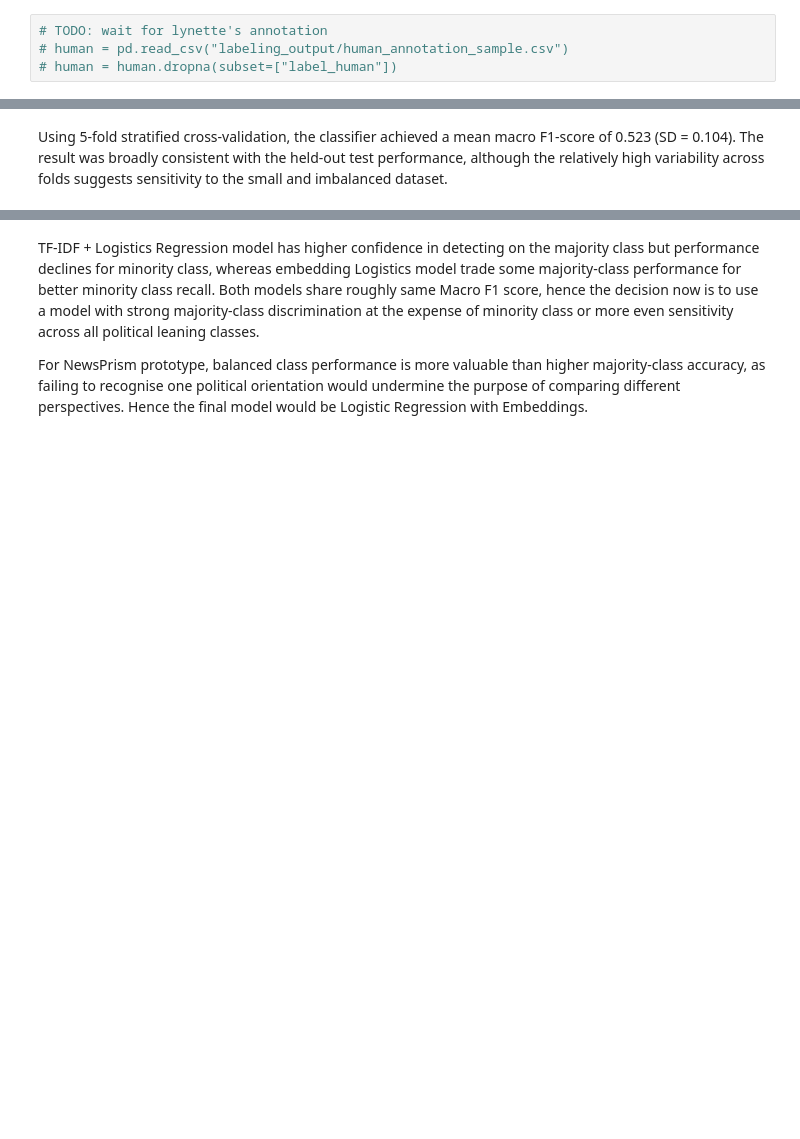
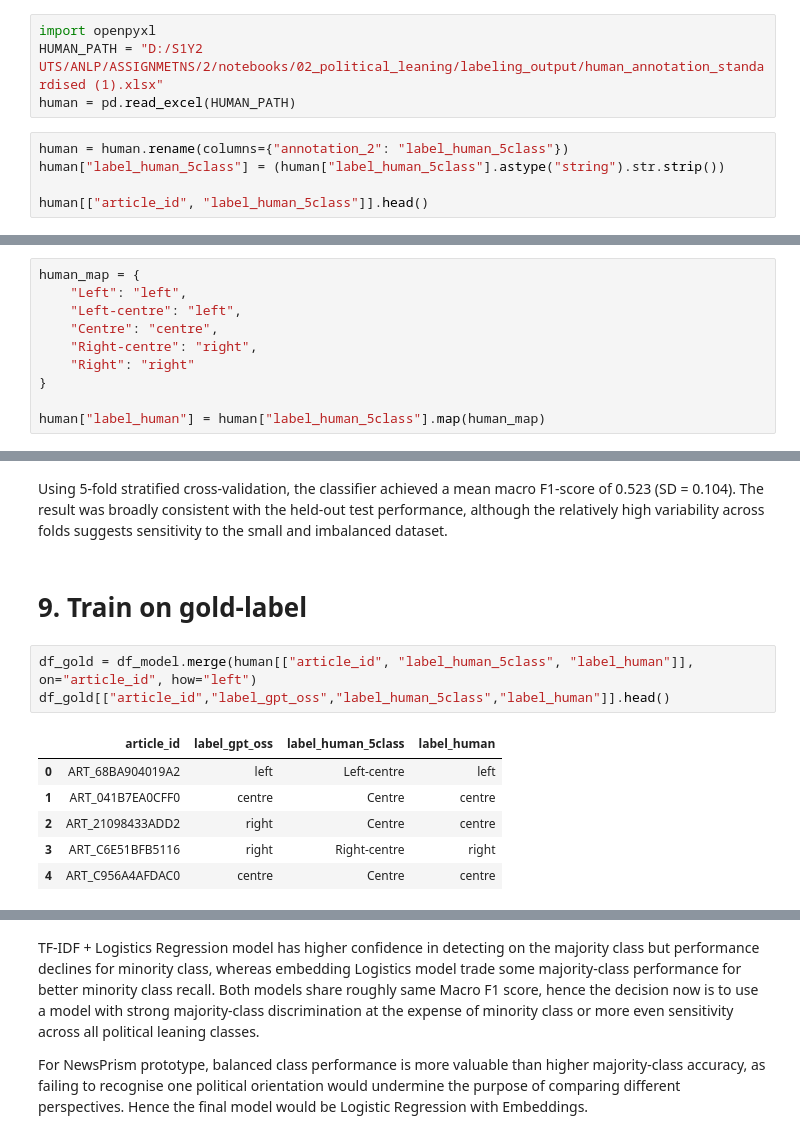
Before and after one commit to jessnxa/nlp_at2_newsprism, a Jupyter notebook: notebooks/02_political_leaning/political_leaning_classif.ipynb, the cells around one changed output, grey strips where cells are left out. Drawn from its saved outputs; the diff is of its cells as text; blank space fills up the shorter version.

```diff
--- a/notebooks/02_political_leaning/political_leaning_classif.ipynb
+++ b/notebooks/02_political_leaning/political_leaning_classif.ipynb
@@ -362,6 +362,11 @@ agree = df_compare[df_compare["weak_label_agreement"]].sample(n=min(20, df_compa
 disagree = df_compare[~df_compare["weak_label_agreement"]].sample(n=min(40, (~df_compare["weak_label_agreement"]).sum()),random_state=42)
 human_sample = pd.concat([agree, disagree]).sample(frac=1, random_state=42)
 # %%
-# TODO: wait for lynette's annotation
-# human = pd.read_csv("labeling_output/human_annotation_sample.csv")
-# human = human.dropna(subset=["label_human"])
+import openpyxl
+HUMAN_PATH = "D:/S1Y2 UTS/ANLP/ASSIGNMETNS/2/notebooks/02_political_leaning/labeling_output/human_annotation_standardised (1).xlsx"
+human = pd.read_excel(HUMAN_PATH)
+# %%
+human = human.rename(columns={"annotation_2": "label_human_5class"})
+human["label_human_5class"] = (human["label_human_5class"].astype("string").str.strip())
+
+human[["article_id", "label_human_5class"]].head()
@@ -383,0 +382,10 @@ human_sample = pd.concat([agree, disagree]).sample(frac=1, random_state=42)
+# %%
+human_map = {
+    "Left": "left",
+    "Left-centre": "left",
+    "Centre": "centre",
+    "Right-centre": "right",
+    "Right": "right"
+}
+
+human["label_human"] = human["label_human_5class"].map(human_map)
@@ -736,3 +771,15 @@ weighted avg       0.62      0.57      0.58        51
 Macro F1: 0.5144190724919226 +/- 0.08575482581664261
 # %% [markdown]
 Using 5-fold stratified cross-validation, the classifier achieved a mean macro F1-score of 0.523 (SD = 0.104). The result was broadly consistent with the held-out test performance, although the relatively high variability across folds suggests sensitivity to the small and imbalanced dataset.
+# %% [markdown]
+# 9. Train on gold-label
+# %%
+df_gold = df_model.merge(human[["article_id", "label_human_5class", "label_human"]], on="article_id", how="left")
+df_gold[["article_id","label_gpt_oss","label_human_5class","label_human"]].head()
+# %% [output]
+|  | article_id | label_gpt_oss | label_human_5class | label_human |
+| 0 | ART_68BA904019A2 | left | Left-centre | left |
+| 1 | ART_041B7EA0CFF0 | centre | Centre | centre |
+| 2 | ART_21098433ADD2 | right | Centre | centre |
+| 3 | ART_C6E51BFB5116 | right | Right-centre | right |
+| 4 | ART_C956A4AFDAC0 | centre | Centre | centre |
```
Also changed, not shown: parts of 45 cells of this notebook, 5 other files.
